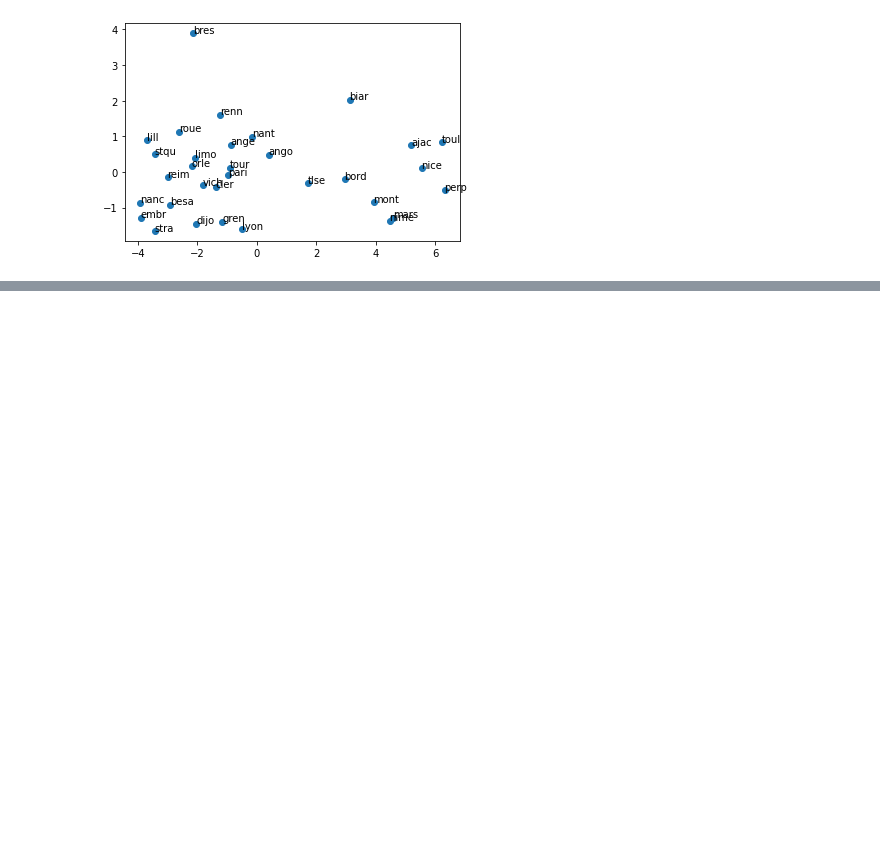
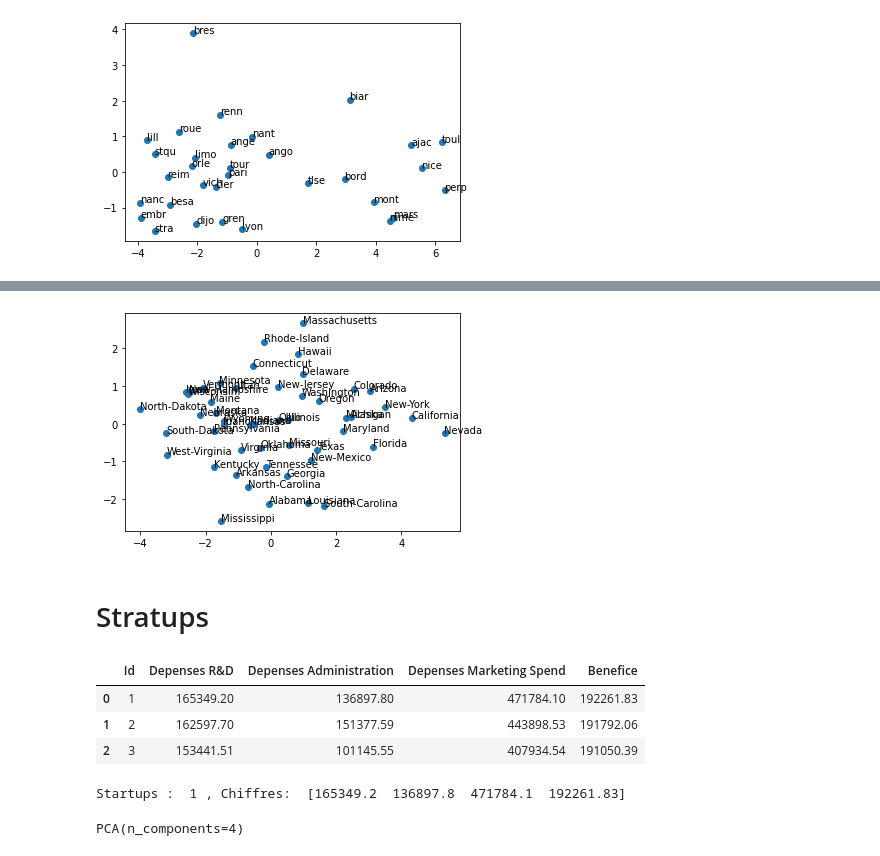
Before and after one commit to Kcrach/TP1_TA, a Jupyter notebook: TP-ANS/NoteBook_GUILLOTIN_ALCARAZ.ipynb, the cells around one changed output, grey strips where cells are left out. Drawn from its saved outputs; the diff is of its cells as text; code cells hidden in the pictures; blank space fills up the shorter version.

```diff
--- a/TP-ANS/NoteBook_GUILLOTIN_ALCARAZ.ipynb
+++ b/TP-ANS/NoteBook_GUILLOTIN_ALCARAZ.ipynb
@@ -86,0 +168,7 @@ plt.show()
+# %%
+plt.scatter(X_pca[:, 0], X_pca[:, 1])
+for label, x, y in zip(labels, X_pca[:, 0], X_pca[:, 1]):
+    plt.annotate(label, xy=(x, y), xytext=(-0.2, 0.2), textcoords='offset points')
+plt.show()
+# %% [output]
+[figure, added]
@@ -86,0 +177,2 @@ plt.show()
+# %% [markdown]
+# Stratups
@@ -86,0 +189,13 @@ plt.show()
+# %%
+startups.head(3)
+# %% [output]
+|  | Id | Depenses R&D | Depenses Administration | Depenses Marketing Spend | Benefice |
+| 0 | 1 | 165349.20 | 136897.80 | 471784.10 | 192261.83 |
+| 1 | 2 | 162597.70 | 151377.59 | 443898.53 | 191792.06 |
+| 2 | 3 | 153441.51 | 101145.55 | 407934.54 | 191050.39 |
+# %%
+x = startups.iloc[:, 1:5].values
+labels = startups.iloc[:, 0].values
+print("Startups : ", labels[0], ", Chiffres: ", x[0])
+# %% [output]
+Startups :  1 , Chiffres:  [165349.2  136897.8  471784.1  192261.83]
@@ -86,0 +211,5 @@ plt.show()
+# %%
+pca = PCA(n_components=4)
+pca.fit(Xnorm)
+# %% [output]
+PCA(n_components=4)
```
Also changed, not shown: parts of 30 cells of this notebook.
